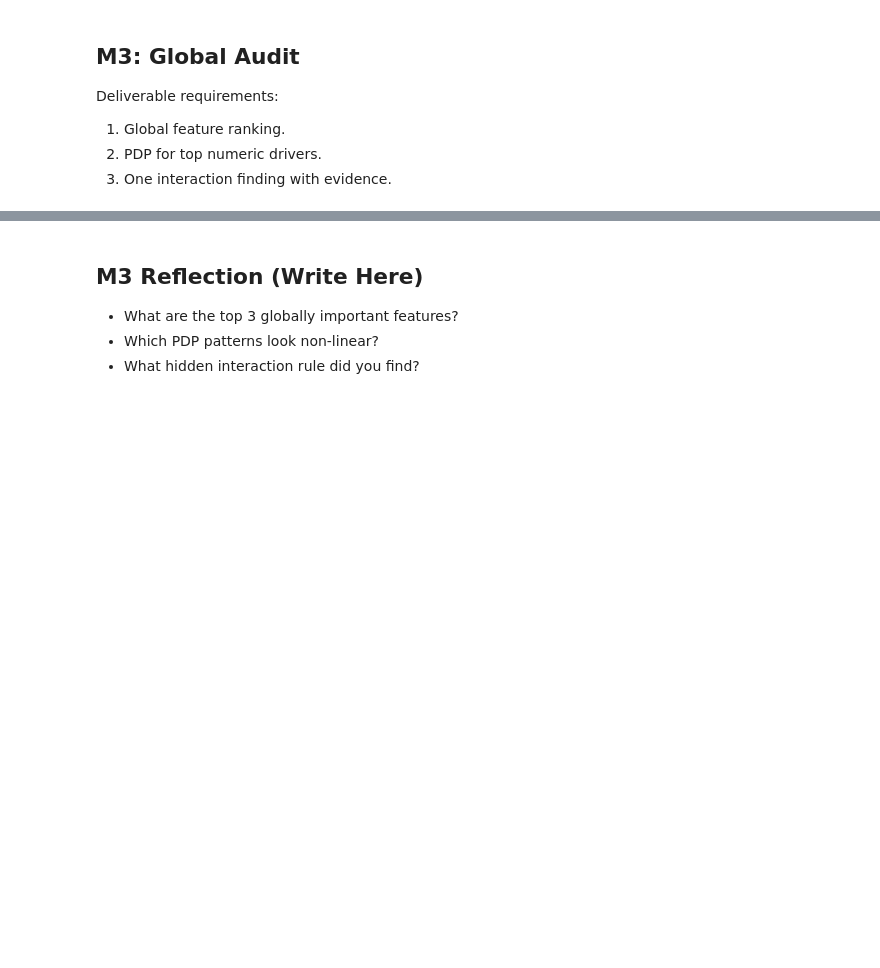
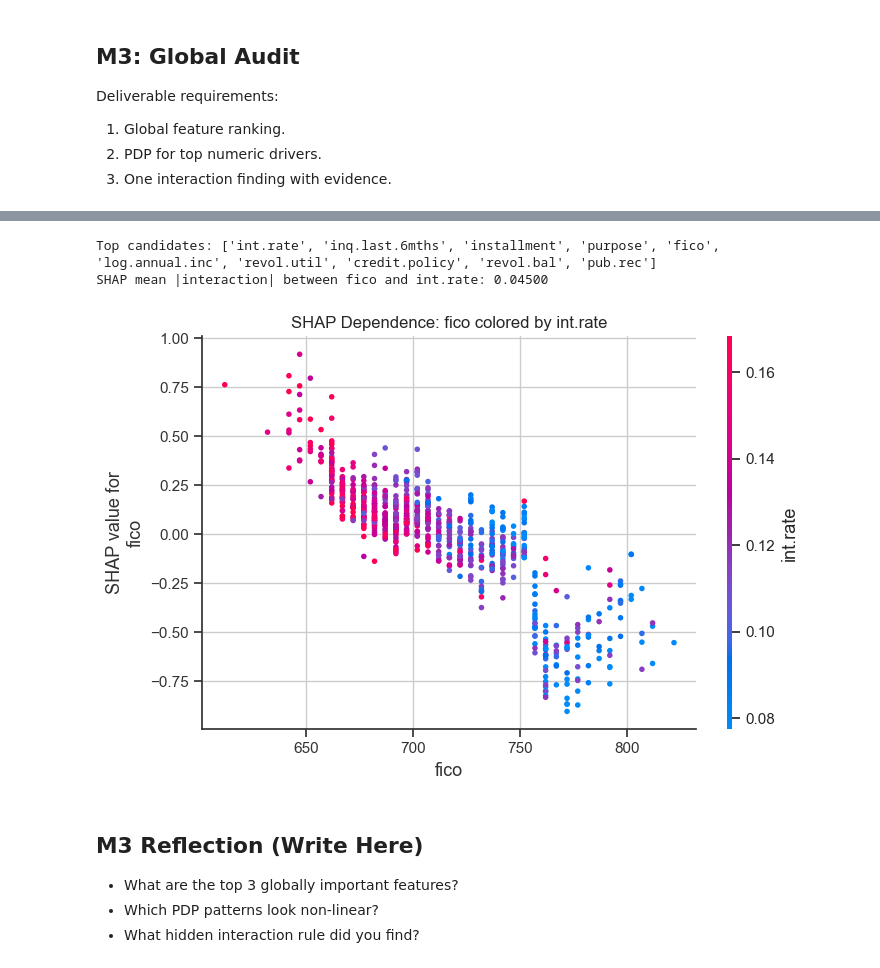
Before and after one commit to HetJivani04/LendingClub-XAI-Professional-Model-Audit, a Jupyter notebook: project_workbook.ipynb, the cells around one changed output, grey strips where cells are left out. Cells and saved outputs as stored; diff of their text form; code cells hidden in the pictures; blank space fills up the shorter version.

```diff
--- a/project_workbook.ipynb
+++ b/project_workbook.ipynb
@@ -607,31 +626,35 @@ else:
 # %%
 # TODO: Choose two features for interaction analysis and justify your choice in markdown.
 candidate_features = importance_df['feature'].head(10).tolist()
 print('Top candidates:', candidate_features)
 
-feature_a = None  # TODO set, e.g., 'dti'
-feature_b = None  # TODO set, e.g., 'annual_inc'
+feature_a = 'fico'  # TODO set, e.g., 'dti'
+feature_b = 'int.rate'  # TODO set, e.g., 'annual_inc'
 
 if feature_a is None or feature_b is None:
     raise ValueError('Set feature_a and feature_b before running interaction analysis.')
 
 if feature_a not in feature_names or feature_b not in feature_names:
     raise ValueError('Chosen features must be present in feature_names.')
 
 i1, i2 = feature_names.index(feature_a), feature_names.index(feature_b)
 X_inter = X_val_t[np.random.default_rng(RANDOM_SEED).choice(np.arange(X_val_t.shape[0]), size=min(800, X_val_t.shape[0]), replace=False)]
 
 inter_explainer = shap.TreeExplainer(model)
 inter_vals = inter_explainer.shap_interaction_values(X_inter)
 if isinstance(inter_vals, list):
     inter_vals = inter_vals[1] if len(inter_vals) > 1 else inter_vals[0]
 
 strength = np.abs(inter_vals[:, i1, i2]).mean()
 print(f'SHAP mean |interaction| between {feature_a} and {feature_b}: {strength:.5f}')
 shap.dependence_plot(i1, inter_explainer.shap_values(X_inter), X_inter, feature_names=feature_names, interaction_index=i2, show=False)
 plt.title(f'SHAP Dependence: {feature_a} colored by {feature_b}')
 plt.tight_layout()
 plt.show()
+# %% [output]
+Top candidates: ['int.rate', 'inq.last.6mths', 'installment', 'purpose', 'fico', 'log.annual.inc', 'revol.util', 'credit.policy', 'revol.bal', 'pub.rec']
+SHAP mean |interaction| between fico and int.rate: 0.04500
+[figure, added]
 # %% [markdown]
 ## M3 Reflection (Write Here)
 
```
Also changed, not shown: parts of 11 cells of this notebook.
